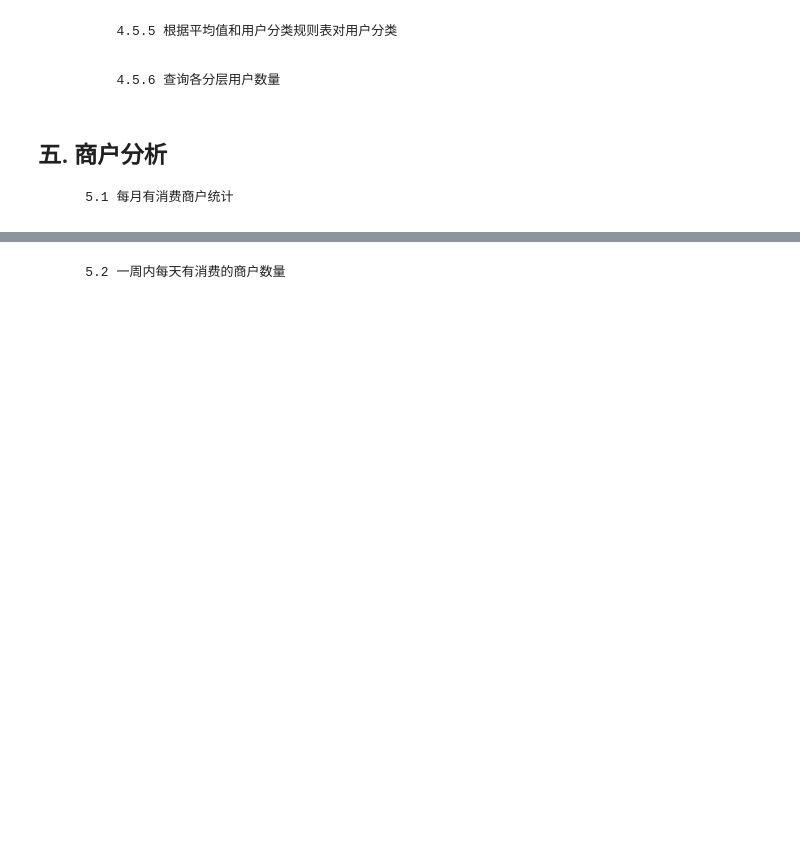
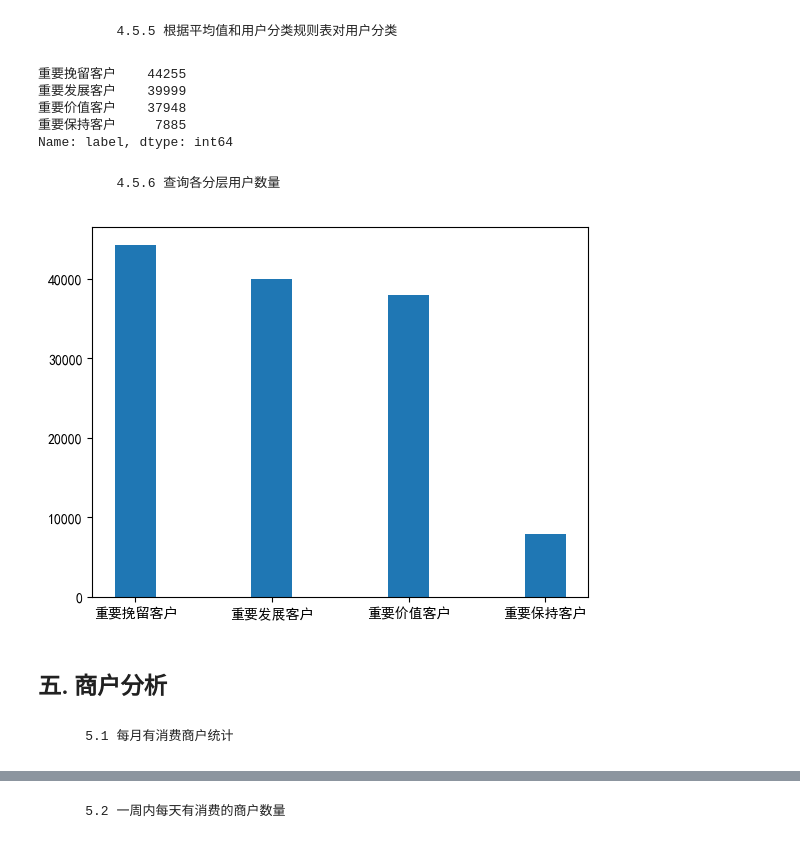
Before and after one commit to lsgd002/Data-analysis, a Jupyter notebook: 五大实战项目/5.O2O优惠券/O2O优惠券线下使用情况.ipynb, the cells around one changed output, grey strips where cells are left out. Drawn from its saved outputs; the diff is of its cells as text; code cells hidden in the pictures; blank space fills up the shorter version.

```diff
--- a/五大实战项目/5.O2O优惠券/O2O优惠券线下使用情况.ipynb
+++ b/五大实战项目/5.O2O优惠券/O2O优惠券线下使用情况.ipynb
@@ -538,0 +608,3 @@ print(f'只消费一次的用户占比：{cpon_user.Date[cpon_user.Date == 1].su
+# %%
+rfm_df['F'] = temp_df.groupby('User_id').Date.count() # 每个用户消费次数
+rfm_df.head(3)
@@ -540,0 +662,15 @@ print(f'只消费一次的用户占比：{cpon_user.Date[cpon_user.Date == 1].su
+# %%
+def get_F(x):
+    if x <= 1:
+        return 1
+    elif x <= 2:
+        return 2
+    elif x <= 3:
+        return 3
+    elif x <= 4:
+        return 4
+    else:
+        return 5
+
+rfm_df['F_score'] = rfm_df.F.apply(get_F)
+rfm_df.head(3)
@@ -541,2 +683,6 @@ print(f'只消费一次的用户占比：{cpon_user.Date[cpon_user.Date == 1].su
 # %% [markdown]
             4.5.4 查询R,F值的平均值
+# %%
+rfm_df[['R_score', 'F_score']] = (rfm_df[['R_score', 'F_score']] - rfm_df[['R_score', 'F_score']].mean()).applymap(lambda x: '1' if x >
+                                                                                                                   0 else '0')
+rfm_df
@@ -543,8 +704,30 @@ print(f'只消费一次的用户占比：{cpon_user.Date[cpon_user.Date == 1].su
 # %% [markdown]
             4.5.5 根据平均值和用户分类规则表对用户分类
+# %%
+def label(x):
+    d = {'11': '重要价值客户',
+         '10': '重要发展客户',
+         '01': '重要保持客户',
+         '00': '重要挽留客户'}
+    level = x['R_score'] + x['F_score']
+    return d[level]
+
+rfm_df['label'] = rfm_df.apply(label, axis=1)
+rfm_df.label.value_counts()
+# %% [output]
+重要挽留客户    44255
+重要发展客户    39999
+重要价值客户    37948
+重要保持客户     7885
+Name: label, dtype: int64
 # %% [markdown]
             4.5.6 查询各分层用户数量
+# %%
+plt.bar(rfm_df.label.value_counts().index, rfm_df.label.value_counts().values, width=0.3)
+plt.show()
+# %% [output]
+[figure, added]
+# %% [markdown]
+## 五. 商户分析
 # %% [markdown]
-## 五. 商户分析
-
         5.1 每月有消费商户统计
```
Also changed, not shown: parts of 34 cells of this notebook.
